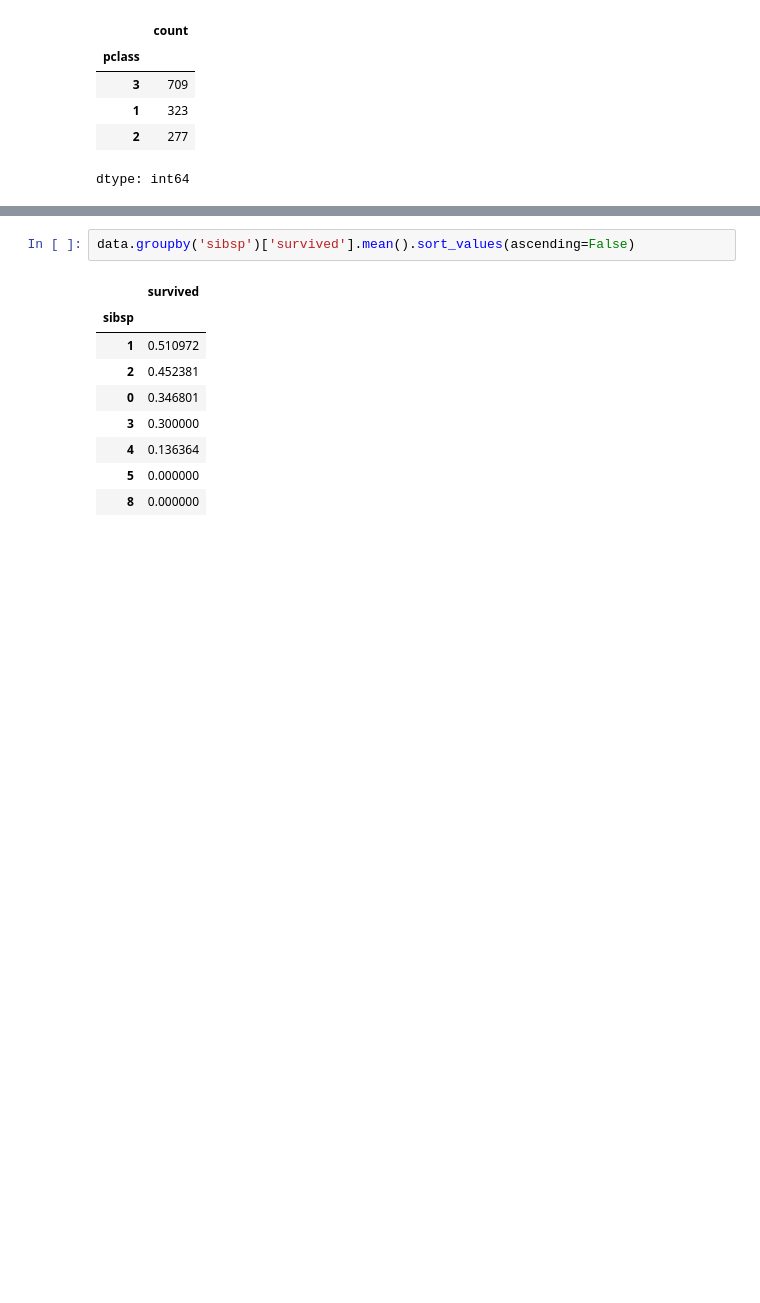
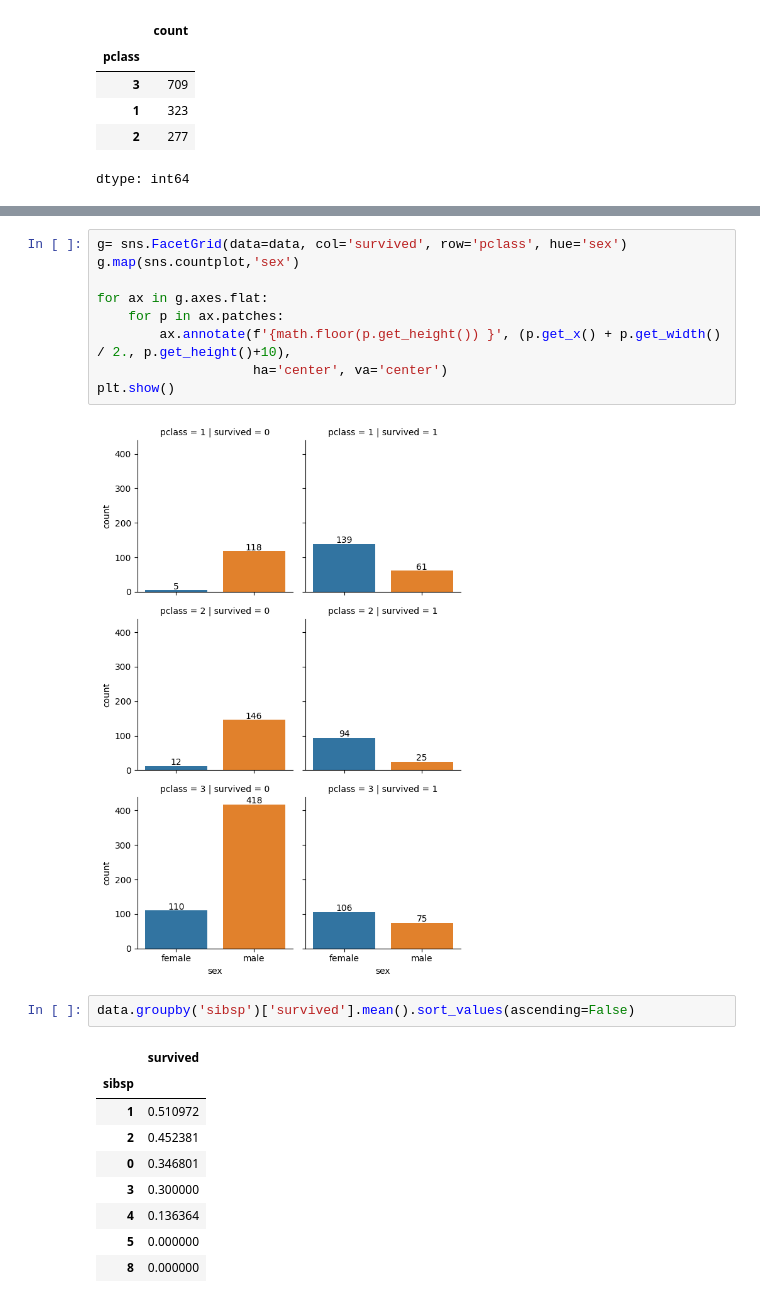
Before and after one commit to ericksanchezcorrea/Data_Science, a Jupyter notebook: Proyecto-Titanic.ipynb, the cells around one changed output, grey strips where cells are left out. Saved outputs shown, nothing was run; the diff lists cells and outputs as text; blank space fills up the shorter version.

```diff
--- a/Proyecto-Titanic.ipynb
+++ b/Proyecto-Titanic.ipynb
@@ -74,3 +137,14 @@ dtype: int64
+# %%
+g= sns.FacetGrid(data=data, col='survived', row='pclass', hue='sex')
+g.map(sns.countplot,'sex')
+
+for ax in g.axes.flat:
+    for p in ax.patches:
+        ax.annotate(f'{math.floor(p.get_height()) }', (p.get_x() + p.get_width() / 2., p.get_height()+10),
+                    ha='center', va='center')
+plt.show()
+# %% [output]
+[figure, added]
 # %%
 data.groupby('sibsp')['survived'].mean().sort_values(ascending=False)
 # %% [output]
```
Also changed, not shown: parts of 62 cells of this notebook.
